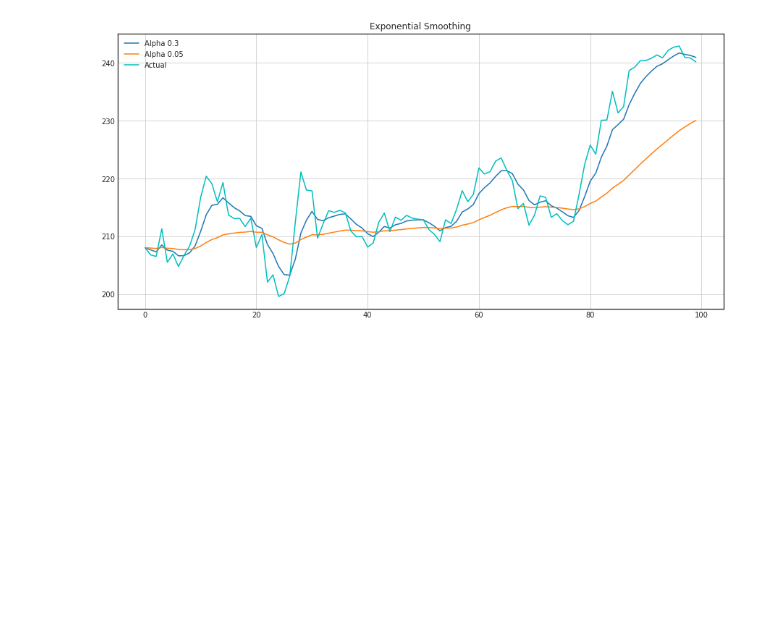
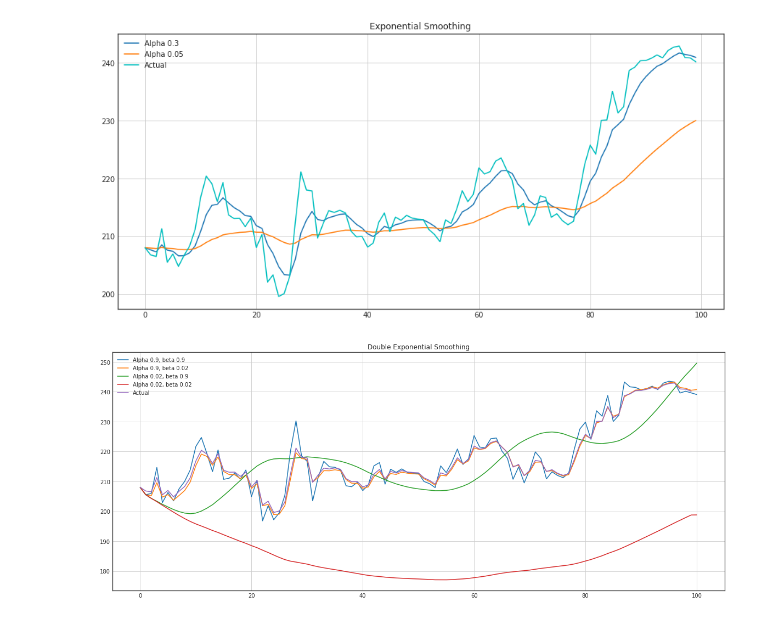
Before and after one commit to K7chyp/msft_time_series, a Jupyter notebook: msft_time_series.ipynb, the cells around one changed output. Saved outputs shown, nothing was run; the diff lists cells and outputs as text; code cells hidden in the pictures; blank space fills up the shorter version.

Commit message:
ahahah more smoothings

```diff
--- a/msft_time_series.ipynb
+++ b/msft_time_series.ipynb
@@ -124,3 +124,19 @@ class Preprocessing():
     for n in range(1, len(series)):
         result.append(alpha * series[n] + (1 - alpha) * result[n-1])
     return result
+
+  def double_exponenitial_smoothing(self, column, alpha, beta):
+
+    series = self.dataframe[column]
+    result = [series[0]]
+    for n in range(1, len(series)+1):
+        if n == 1:
+            level, trend = series[0], series[1] - series[0]
+        if n >= len(series): # forecasting
+            value = result[-1]
+        else:
+            value = series[n]
+        last_level, level = level, alpha*value + (1-alpha)*(level+trend)
+        trend = beta*(level-last_level) + (1-beta)*trend
+        result.append(level+trend)
+    return result
@@ -184,7 +307,6 @@ class Visualisation(Metrics, Preprocessing, Errors):
       plt.grid(True)
 
     def plot_exponential_smoothing(self, column, alphas):
-
       series = self.dataframe[column]
       with plt.style.context('seaborn-white'):
           plt.figure(figsize=(15, 7))
@@ -196,6 +318,20 @@ class Visualisation(Metrics, Preprocessing, Errors):
           plt.axis('tight')
           plt.title("Exponential Smoothing")
           plt.grid(True);
+
+    def plot_double_exponenitial_smoothing(self, column, alphas, betas):
+      series = self.dataframe[column]
+      with plt.style.context('seaborn-white'):
+          plt.figure(figsize=(20, 8))
+          for alpha in alphas:
+              for beta in betas:
+                  plt.plot(self.double_exponenitial_smoothing(column, alpha, beta),
+                                  label="Alpha {}, beta {}".format(alpha, beta))
+          plt.plot(series.values, label = "Actual")
+          plt.legend(loc="best")
+          plt.axis('tight')
+          plt.title("Double Exponential Smoothing")
+          plt.grid(True)
 # %%
 vis = Visualisation(df_msft[-100::])
 vis.plot_moving_average('Low', 3)
@@ -216,3 +352,9 @@ vis = Visualisation(df_msft[-100::])
 vis.plot_exponential_smoothing('Low',[0.3, 0.05])
 # %% [output]
 [figure]
+# %%
+vis = Visualisation(df_msft[-100::])
+vis.plot_double_exponenitial_smoothing('Low',alphas=[0.9, 0.02],
+                                             betas=[0.9, 0.02])
+# %% [output]
+[figure, added]
```
Also changed, not shown: parts of 1 cell of this notebook.
